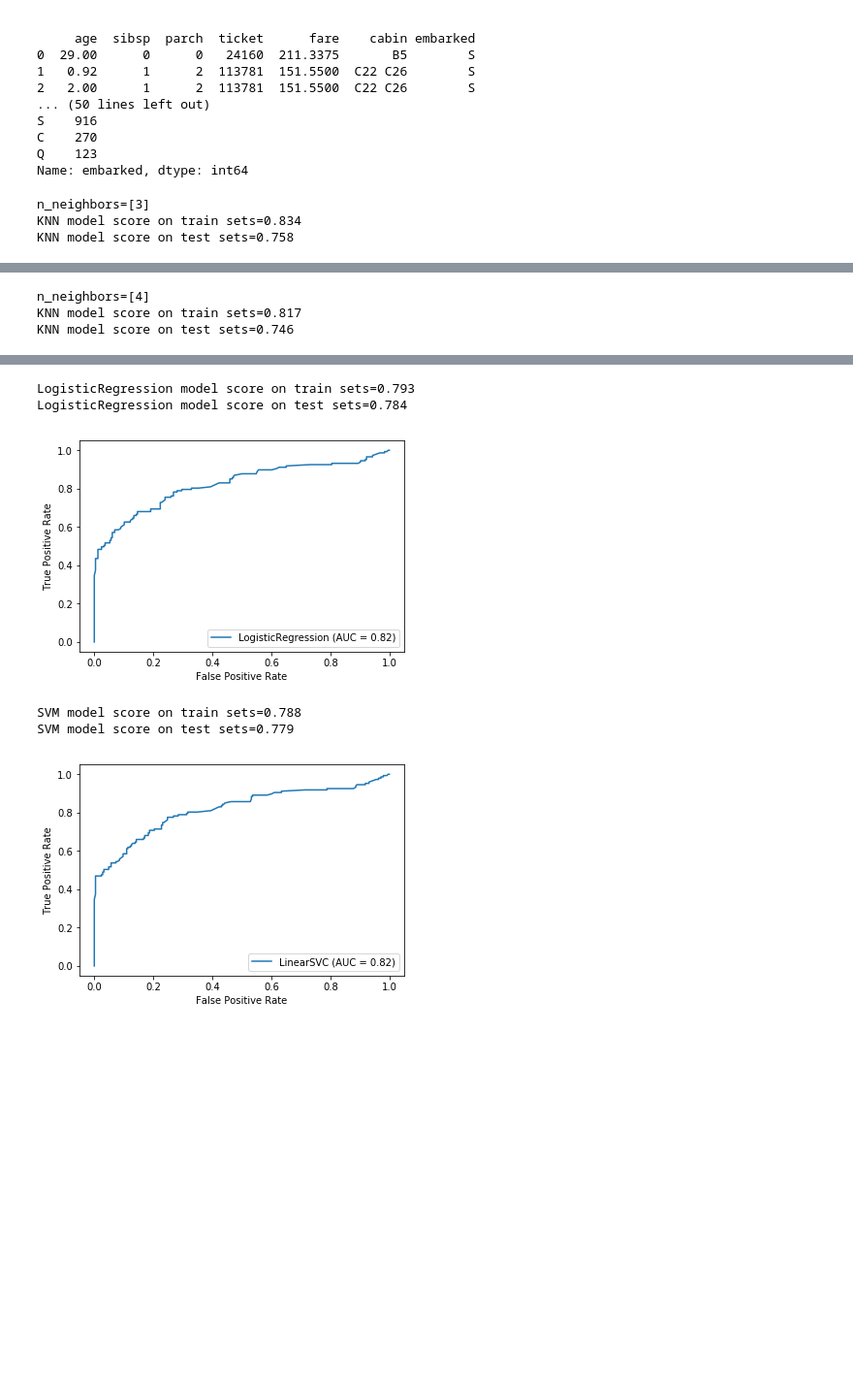
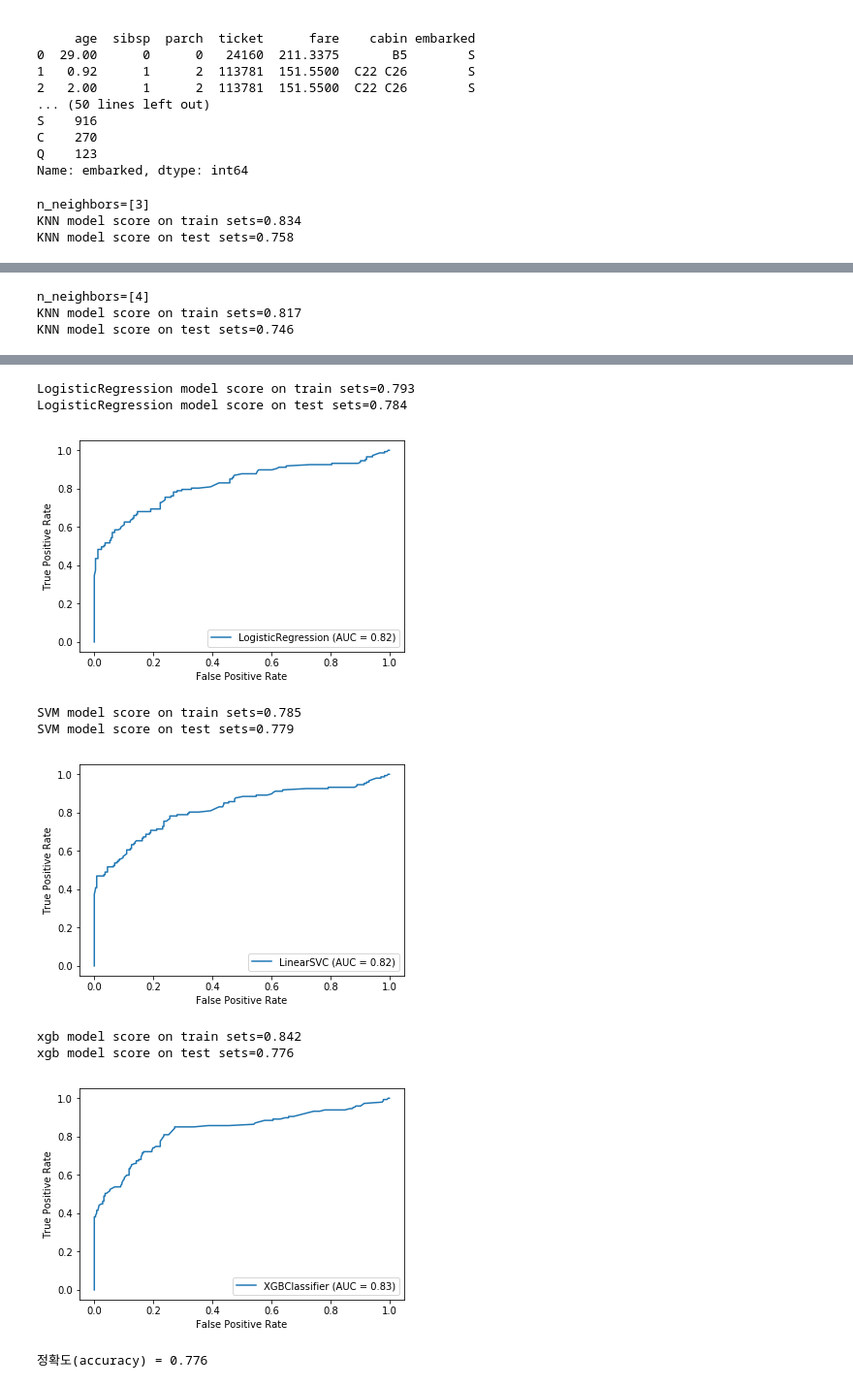
Before and after one commit to srkwon/analysis, a Jupyter notebook: data-analysis-2021/1.ADP실기/문제풀이/20211101-2.ipynb, the cells around one changed output, grey strips where cells are left out. Shown: that part at 97% size. Drawn from its saved outputs; the diff is of its cells as text; code cells hidden in the pictures; blank space fills up the shorter version.

```diff
--- a/data-analysis-2021/1.ADP실기/문제풀이/20211101-2.ipynb
+++ b/data-analysis-2021/1.ADP실기/문제풀이/20211101-2.ipynb
@@ -114,13 +114,16 @@ Name: embarked, dtype: int64
 import matplotlib.pyplot as plt
 
 from sklearn import model_selection
-from sklearn.metrics import plot_roc_curve # ROC곡선, AUC 확인
+from sklearn.metrics import plot_roc_curve, accuracy_score # ROC곡선, AUC 확인, 정확도
 
 from sklearn.neighbors import KNeighborsClassifier # KNN
 
 # 선형 모델
 from sklearn.linear_model import LogisticRegression # 로지스틱 회귀
 from sklearn.svm import LinearSVC # SVM
+
+# xgboost
+from xgboost import XGBClassifier
 
 x_train, x_test, y_train, y_test = model_selection.train_test_split(
     df[['pclass', 'sex_1', 'sibsp', 'parch', 'fare', 'embarked_1']]
@@ -148,32 +151,49 @@ model = LogisticRegression(max_iter = 5000)
 model.fit(x_train, y_train)
 print(f"LogisticRegression model score on train sets={model.score(x_train, y_train):5.3f}")
 print(f"LogisticRegression model score on test sets={model.score(x_test, y_test):5.3f}")
 
 plot_roc_curve(model, x_test, y_test)
 plt.show()
 
 # SVM
 model = LinearSVC(max_iter = 5000)
 model.fit(x_train, y_train)
 print(f"SVM model score on train sets={model.score(x_train, y_train):5.3f}")
 print(f"SVM model score on test sets={model.score(x_test, y_test):5.3f}")
 
 plot_roc_curve(model, x_test, y_test)
 plt.show()
 
 # xgboost
+
+model = XGBClassifier()
+model.fit(x_train, y_train)
+
+print(f"xgb model score on train sets={model.score(x_train, y_train):5.3f}")
+print(f"xgb model score on test sets={model.score(x_test, y_test):5.3f}")
+
+plot_roc_curve(model, x_test, y_test)
+plt.show()
+
+y_pred = model.predict(x_test)
+
+print(f"정확도(accuracy) = {accuracy_score(y_test, y_pred):5.3f}")
 # %% [output]
 n_neighbors=[3]
 KNN model score on train sets=0.834
 KNN model score on test sets=0.758
 [figure]
 n_neighbors=[4]
 KNN model score on train sets=0.817
 KNN model score on test sets=0.746
 [figure]
 LogisticRegression model score on train sets=0.793
 LogisticRegression model score on test sets=0.784
 [figure]
-SVM model score on train sets=0.788
+SVM model score on train sets=0.785
 SVM model score on test sets=0.779
-[figure, old version]
+[figure, new version]
+xgb model score on train sets=0.842
+xgb model score on test sets=0.776
+[figure, added]
+정확도(accuracy) = 0.776
```
